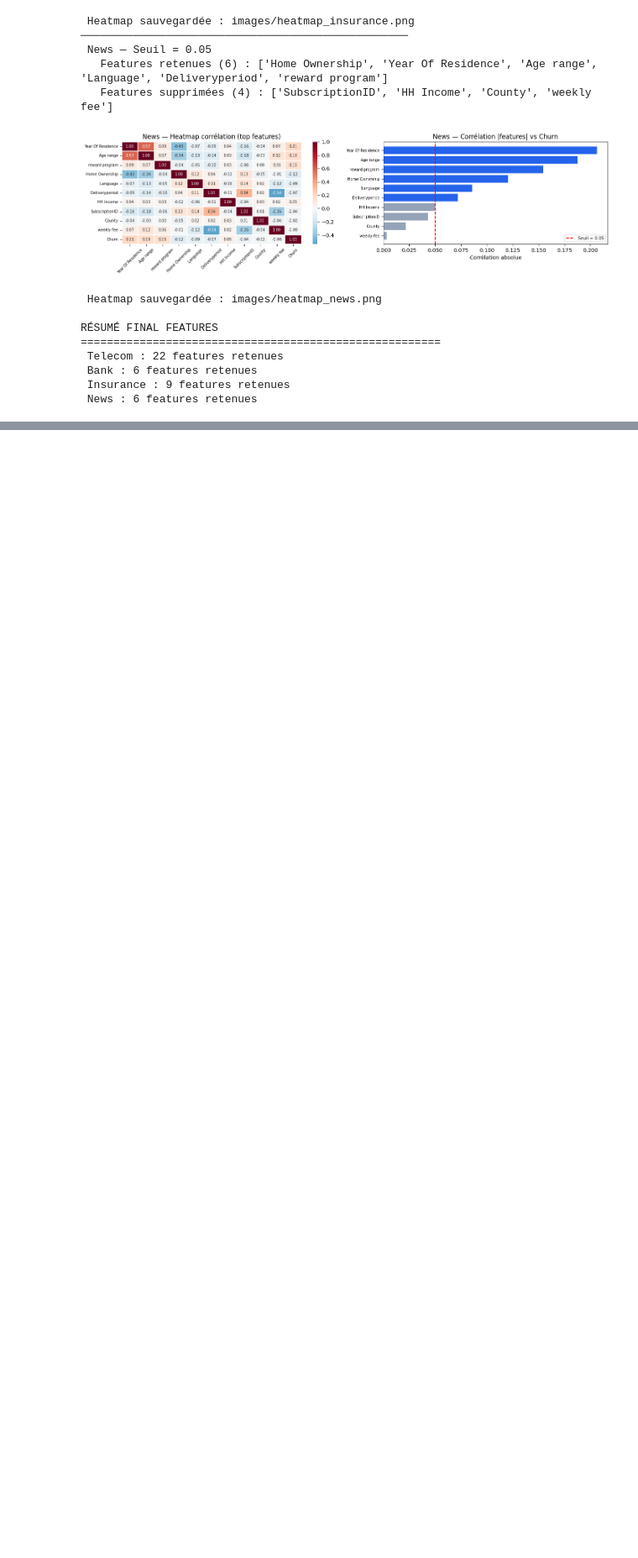
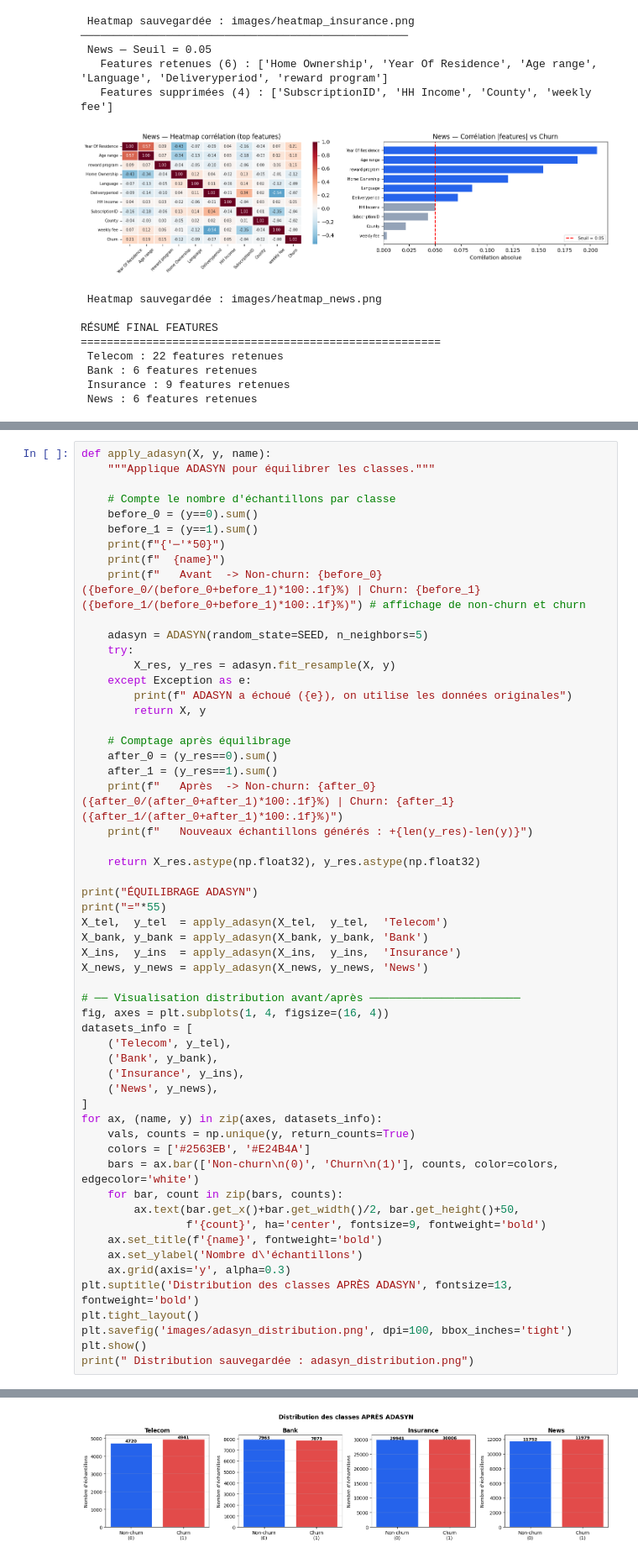
Before and after one commit to salmabelaalia/customer-churn-prediction, a Jupyter notebook: implementation.ipynb, the cells around one changed output, grey strips where cells are left out. Shown at 84% size. Drawn from its saved outputs; the diff is of its cells as text; blank space fills up the shorter version.

```diff
--- a/implementation.ipynb
+++ b/implementation.ipynb
@@ -403,0 +490,57 @@ RÉSUMÉ FINAL FEATURES
+# %%
+def apply_adasyn(X, y, name):
+    """Applique ADASYN pour équilibrer les classes."""
+
+    # Compte le nombre d'échantillons par classe
+    before_0 = (y==0).sum()
+    before_1 = (y==1).sum()
+    print(f"{'─'*50}")
+    print(f"  {name}")
+    print(f"   Avant  -> Non-churn: {before_0} ({before_0/(before_0+before_1)*100:.1f}%) | Churn: {before_1} ({before_1/(before_0+before_1)*100:.1f}%)") # affichage de non-churn et churn
+
+    adasyn = ADASYN(random_state=SEED, n_neighbors=5)
+    try:
+        X_res, y_res = adasyn.fit_resample(X, y)
+    except Exception as e:
+        print(f" ADASYN a échoué ({e}), on utilise les données originales")
+        return X, y
+
+    # Comptage après équilibrage
+    after_0 = (y_res==0).sum()
+    after_1 = (y_res==1).sum()
+    print(f"   Après  -> Non-churn: {after_0} ({after_0/(after_0+after_1)*100:.1f}%) | Churn: {after_1} ({after_1/(after_0+after_1)*100:.1f}%)")
+    print(f"   Nouveaux échantillons générés : +{len(y_res)-len(y)}")
+
+    return X_res.astype(np.float32), y_res.astype(np.float32)
+
+print("ÉQUILIBRAGE ADASYN")
+print("="*55)
+X_tel,  y_tel  = apply_adasyn(X_tel,  y_tel,  'Telecom')
+X_bank, y_bank = apply_adasyn(X_bank, y_bank, 'Bank')
+X_ins,  y_ins  = apply_adasyn(X_ins,  y_ins,  'Insurance')
+X_news, y_news = apply_adasyn(X_news, y_news, 'News')
+
+# ── Visualisation distribution avant/après ───────────────────────
+fig, axes = plt.subplots(1, 4, figsize=(16, 4))
+datasets_info = [
+    ('Telecom', y_tel),
+    ('Bank', y_bank),
+    ('Insurance', y_ins),
+    ('News', y_news),
+]
+for ax, (name, y) in zip(axes, datasets_info):
+    vals, counts = np.unique(y, return_counts=True)
+    colors = ['#2563EB', '#E24B4A']
+    bars = ax.bar(['Non-churn\n(0)', 'Churn\n(1)'], counts, color=colors, edgecolor='white')
+    for bar, count in zip(bars, counts):
+        ax.text(bar.get_x()+bar.get_width()/2, bar.get_height()+50,
+                f'{count}', ha='center', fontsize=9, fontweight='bold')
+    ax.set_title(f'{name}', fontweight='bold')
+    ax.set_ylabel('Nombre d\'échantillons')
+    ax.grid(axis='y', alpha=0.3)
+plt.suptitle('Distribution des classes APRÈS ADASYN', fontsize=13, fontweight='bold')
+plt.tight_layout()
+plt.savefig('images/adasyn_distribution.png', dpi=100, bbox_inches='tight')
+plt.show()
+print(" Distribution sauvegardée : adasyn_distribution.png")
+# %% [output]
@@ -403,0 +564 @@ RÉSUMÉ FINAL FEATURES
+[figure, added]
```
Also changed, not shown: parts of 19 cells of this notebook, 5 other files.
